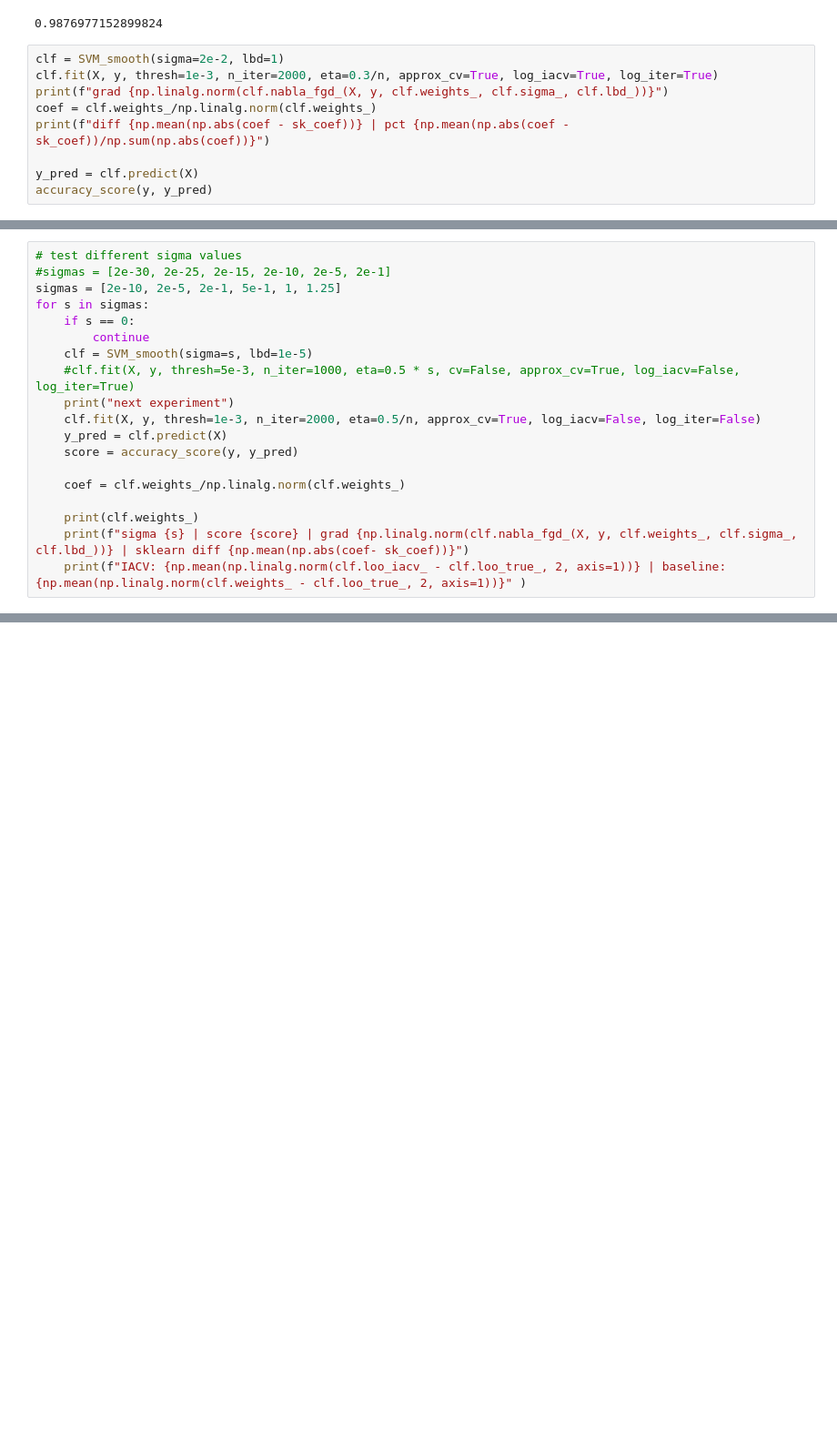
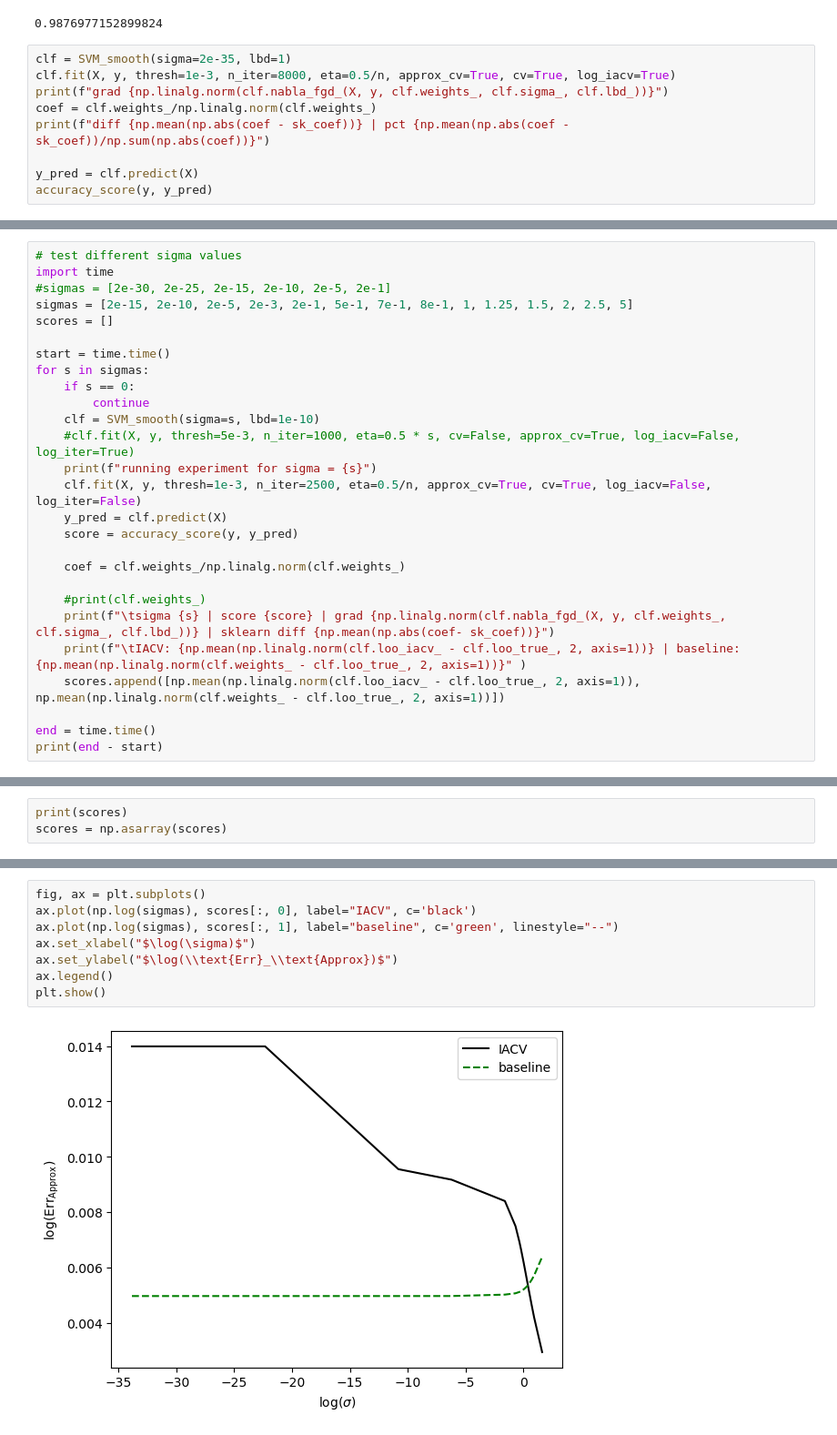
Before and after one commit to nerrma/thesis, a Jupyter notebook: svm/SVMtesting.ipynb, the cells around one changed output, grey strips where cells are left out. Shown at 91% size. Saved outputs shown, nothing was run; the diff lists cells and outputs as text; blank space fills up the shorter version.

```diff
--- a/svm/SVMtesting.ipynb
+++ b/svm/SVMtesting.ipynb
@@ -37,8 +37,8 @@ accuracy_score(y, y_pred)
 # %% [output]
 0.9876977152899824
 # %%
-clf = SVM_smooth(sigma=2e-2, lbd=1)
-clf.fit(X, y, thresh=1e-3, n_iter=2000, eta=0.3/n, approx_cv=True, log_iacv=True, log_iter=True)
+clf = SVM_smooth(sigma=2e-35, lbd=1)
+clf.fit(X, y, thresh=1e-3, n_iter=8000, eta=0.5/n, approx_cv=True, cv=True, log_iacv=True)
 print(f"grad {np.linalg.norm(clf.nabla_fgd_(X, y, clf.weights_, clf.sigma_, clf.lbd_))}")
 coef = clf.weights_/np.linalg.norm(clf.weights_)
 print(f"diff {np.mean(np.abs(coef - sk_coef))} | pct {np.mean(np.abs(coef - sk_coef))/np.sum(np.abs(coef))}")
@@ -176,20 +104,28 @@ plt.show()
 # %%
 # test different sigma values
+import time
 #sigmas = [2e-30, 2e-25, 2e-15, 2e-10, 2e-5, 2e-1]
-sigmas = [2e-10, 2e-5, 2e-1, 5e-1, 1, 1.25]
+sigmas = [2e-15, 2e-10, 2e-5, 2e-3, 2e-1, 5e-1, 7e-1, 8e-1, 1, 1.25, 1.5, 2, 2.5, 5]
+scores = []
+
+start = time.time()
 for s in sigmas:
     if s == 0:
         continue
-    clf = SVM_smooth(sigma=s, lbd=1e-5)
+    clf = SVM_smooth(sigma=s, lbd=1e-10)
     #clf.fit(X, y, thresh=5e-3, n_iter=1000, eta=0.5 * s, cv=False, approx_cv=True, log_iacv=False, log_iter=True)
-    print("next experiment")
-    clf.fit(X, y, thresh=1e-3, n_iter=2000, eta=0.5/n, approx_cv=True, log_iacv=False, log_iter=False)
+    print(f"running experiment for sigma = {s}")
+    clf.fit(X, y, thresh=1e-3, n_iter=2500, eta=0.5/n, approx_cv=True, cv=True, log_iacv=False, log_iter=False)
     y_pred = clf.predict(X)
     score = accuracy_score(y, y_pred)
 
     coef = clf.weights_/np.linalg.norm(clf.weights_)
 
-    print(clf.weights_)
-    print(f"sigma {s} | score {score} | grad {np.linalg.norm(clf.nabla_fgd_(X, y, clf.weights_, clf.sigma_, clf.lbd_))} | sklearn diff {np.mean(np.abs(coef- sk_coef))}")
-    print(f"IACV: {np.mean(np.linalg.norm(clf.loo_iacv_ - clf.loo_true_, 2, axis=1))} | baseline: {np.mean(np.linalg.norm(clf.weights_ - clf.loo_true_, 2, axis=1))}" )
+    #print(clf.weights_)
+    print(f"\tsigma {s} | score {score} | grad {np.linalg.norm(clf.nabla_fgd_(X, y, clf.weights_, clf.sigma_, clf.lbd_))} | sklearn diff {np.mean(np.abs(coef- sk_coef))}")
+    print(f"\tIACV: {np.mean(np.linalg.norm(clf.loo_iacv_ - clf.loo_true_, 2, axis=1))} | baseline: {np.mean(np.linalg.norm(clf.weights_ - clf.loo_true_, 2, axis=1))}" )
+    scores.append([np.mean(np.linalg.norm(clf.loo_iacv_ - clf.loo_true_, 2, axis=1)), np.mean(np.linalg.norm(clf.weights_ - clf.loo_true_, 2, axis=1))])
+
+end = time.time()
+print(end - start)
 # %% [output]
@@ -212,0 +149,3 @@ IACV: 0.10838622995428102 | baseline: 0.0038480777732009014
+# %%
+print(scores)
+scores = np.asarray(scores)
@@ -212,0 +154,10 @@ IACV: 0.10838622995428102 | baseline: 0.0038480777732009014
+# %%
+fig, ax = plt.subplots()
+ax.plot(np.log(sigmas), scores[:, 0], label="IACV", c='black')
+ax.plot(np.log(sigmas), scores[:, 1], label="baseline", c='green', linestyle="--")
+ax.set_xlabel("$\log(\sigma)$")
+ax.set_ylabel("$\log(\\text{Err}_\\text{Approx})$")
+ax.legend()
+plt.show()
+# %% [output]
+[figure, added]
```
Also changed, not shown: parts of 14 cells of this notebook, 2 other files.
